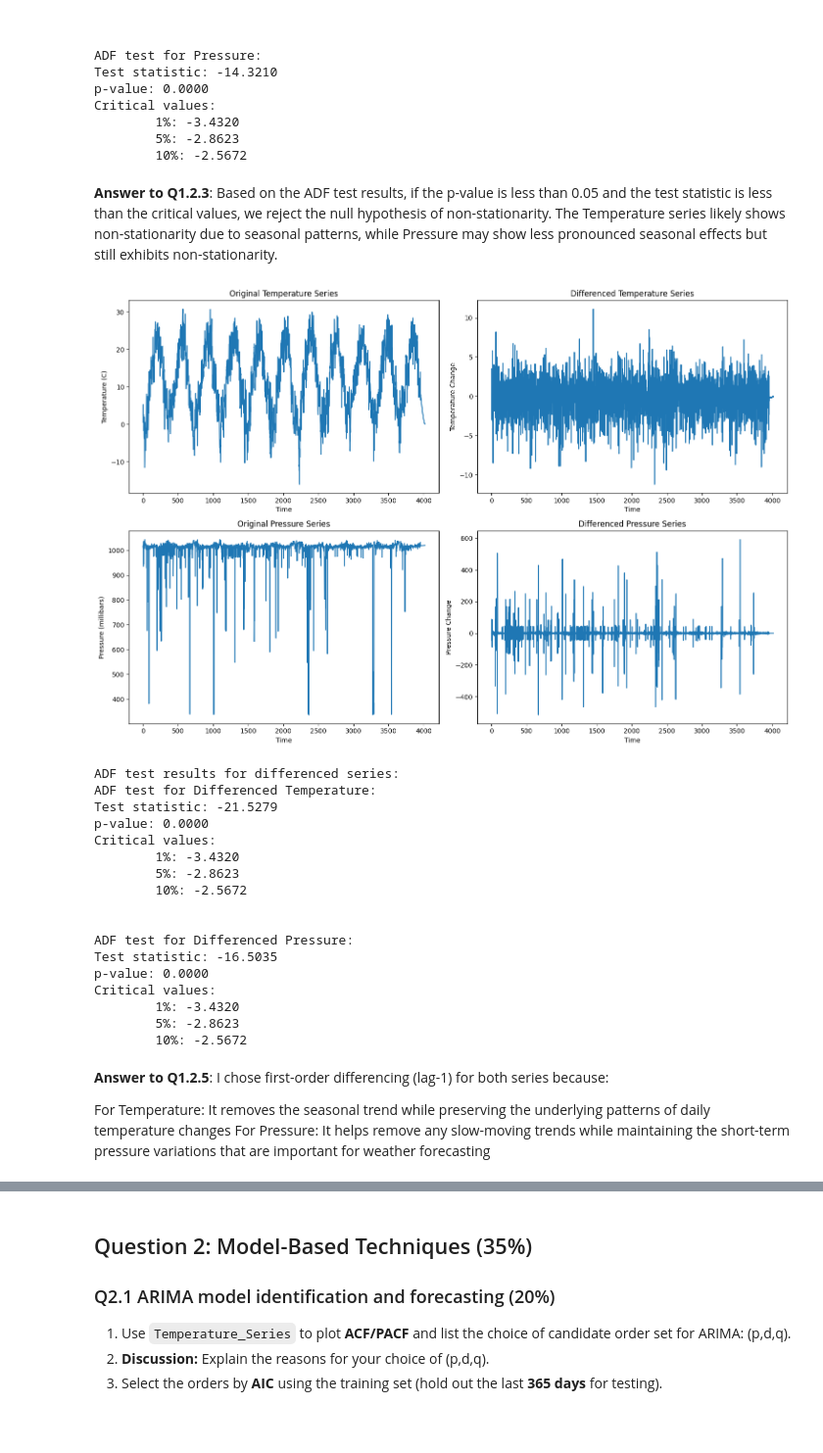
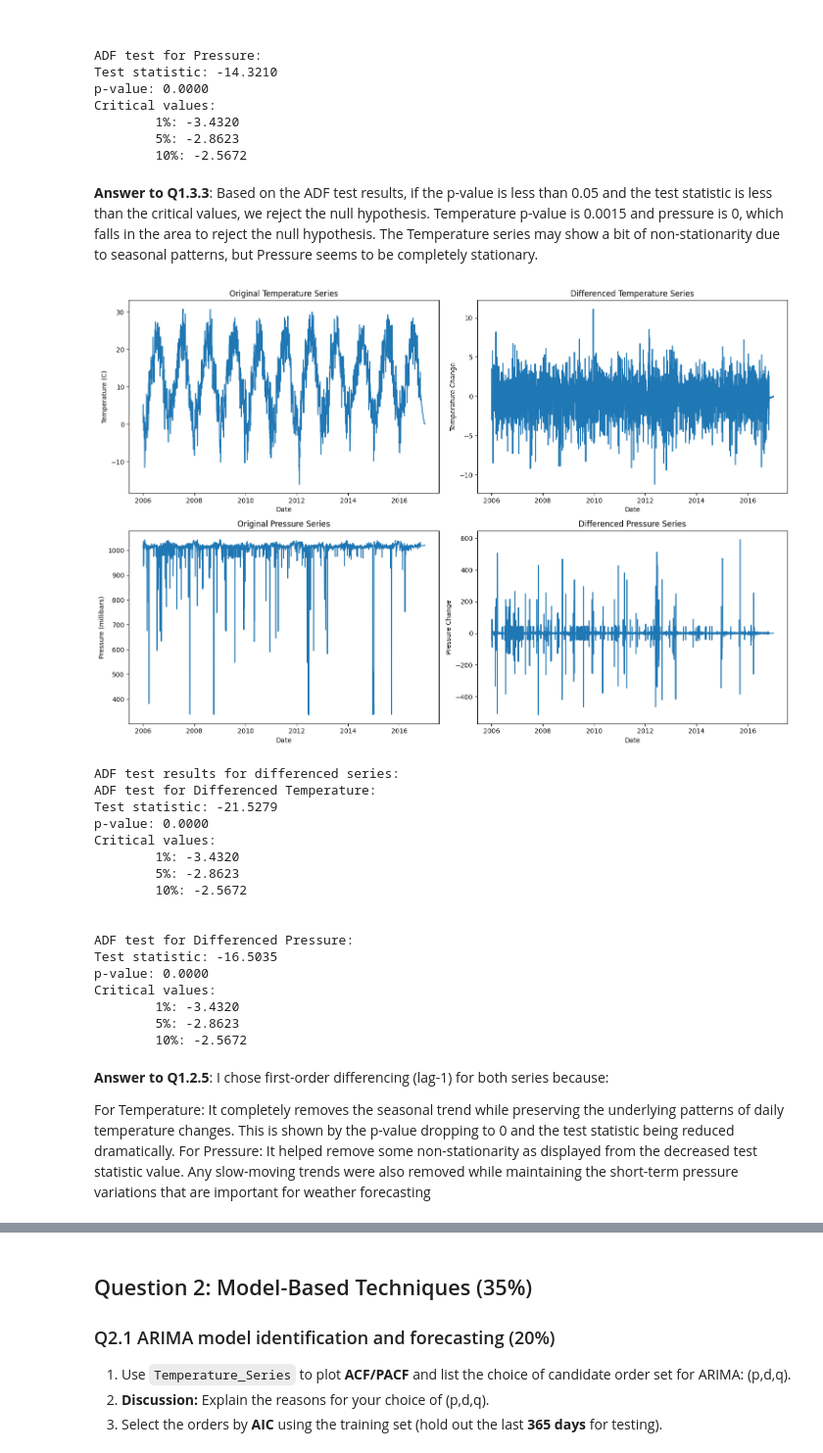
Before and after one commit to Benjamin-2003/AISE_4010_Assignments, a Jupyter notebook: Assignment1.ipynb, the cells around one changed output, grey strips where cells are left out. Shown at 98% size. Cells and saved outputs as stored; diff of their text form; code cells hidden in the pictures; blank space fills up the shorter version.

```diff
--- a/Assignment1.ipynb
+++ b/Assignment1.ipynb
@@ -51,10 +50,10 @@ weather.head(6)
 | 5 | 2006-01-05 | 2.7 | 0.4 | 0.95 | 9.0 | ... |
 # %%
 # Answer to Q1.1.2
+weather.info()
+weather = weather.set_index('Formatted Date')
 
-weather.info()
-
-# There are no categorical variables in the dataset. All variables are numerical or datetime.
+# There may be missing data but there are no categorical variables in the dataset. All variables are numerical or datetime.
 # %% [output]
 <class 'pandas.core.frame.DataFrame'>
 RangeIndex: 4019 entries, 0 to 4018
@@ -156,8 +156,8 @@ from statsmodels.tsa.stattools import adfuller
 import numpy as np
 
 # Extract univariate series
-Temperature_Series = daily_clean['Temperature (C)']
-Pressure_Series = daily_clean['Pressure (millibars)']
+Temperature_Series = daily_clean['Temperature (C)'].copy()
+Pressure_Series = daily_clean['Pressure (millibars)'].copy()
 # %%
 # Answer to Q1.3.2
 def adf_test(series, series_name):
@@ -191,46 +191,46 @@ Critical values:
         5%: -2.8623
         10%: -2.5672
 # %% [markdown]
-**Answer to Q1.2.3**:
-Based on the ADF test results, if the p-value is less than 0.05 and the test statistic is less than the critical values, we reject the null hypothesis of non-stationarity. The Temperature series likely shows non-stationarity due to seasonal patterns, while Pressure may show less pronounced seasonal effects but still exhibits non-stationarity.
+**Answer to Q1.3.3**:
+Based on the ADF test results, if the p-value is less than 0.05 and the test statistic is less than the critical values, we reject the null hypothesis. Temperature p-value is 0.0015 and pressure is 0, which falls in the area to reject the null hypothesis. The Temperature series may show a bit of non-stationarity due to seasonal patterns, but Pressure seems to be completely stationary.
 # %%
 # Answer to Q1.3.4
 # Apply differencing and create plots
 fig, ((ax1, ax2), (ax3, ax4)) = plt.subplots(2, 2, figsize=(15, 10))
 
 # Temperature series
 ax1.plot(Temperature_Series)
 ax1.set_title('Original Temperature Series')
-ax1.set_xlabel('Time')
+ax1.set_xlabel('Date')
 ax1.set_ylabel('Temperature (C)')
 
-temp_diff = np.diff(Temperature_Series)
+temp_diff = Temperature_Series.diff().dropna()
 ax2.plot(temp_diff)
 ax2.set_title('Differenced Temperature Series')
-ax2.set_xlabel('Time')
+ax2.set_xlabel('Date')
 ax2.set_ylabel('Temperature Change')
 
 # Pressure series
 ax3.plot(Pressure_Series)
 ax3.set_title('Original Pressure Series')
-ax3.set_xlabel('Time')
+ax3.set_xlabel('Date')
 ax3.set_ylabel('Pressure (millibars)')
 
-press_diff = np.diff(Pressure_Series)
+press_diff = Pressure_Series.diff().dropna()
 ax4.plot(press_diff)
 ax4.set_title('Differenced Pressure Series')
-ax4.set_xlabel('Time')
+ax4.set_xlabel('Date')
 ax4.set_ylabel('Pressure Change')
 
 plt.tight_layout()
 plt.show()
 
 # Report ADF test on differenced series
 print("ADF test results for differenced series:")
 adf_test(temp_diff, 'Differenced Temperature')
 adf_test(press_diff, 'Differenced Pressure')
 # %% [output]
-[figure, old version]
+[figure, new version]
 ADF test results for differenced series:
 ADF test for Differenced Temperature:
 Test statistic: -21.5279
@@ -252,8 +252,8 @@ Critical values:
 **Answer to Q1.2.5**:
 I chose first-order differencing (lag-1) for both series because:
 
-For Temperature: It removes the seasonal trend while preserving the underlying patterns of daily temperature changes
-For Pressure: It helps remove any slow-moving trends while maintaining the short-term pressure variations that are important for weather forecasting
+For Temperature: It completely removes the seasonal trend while preserving the underlying patterns of daily temperature changes. This is shown by the p-value dropping to 0 and the test statistic being reduced dramatically.
+For Pressure: It helped remove some non-stationarity as displayed from the decreased test statistic value. Any slow-moving trends were also removed while maintaining the short-term pressure variations that are important for weather forecasting
 # %% [markdown]
 **Answer to Q1.2.6**:
 Even if a series is stationary by ADF test, differencing might still help when:
```
Also changed, not shown: parts of 27 cells of this notebook.
